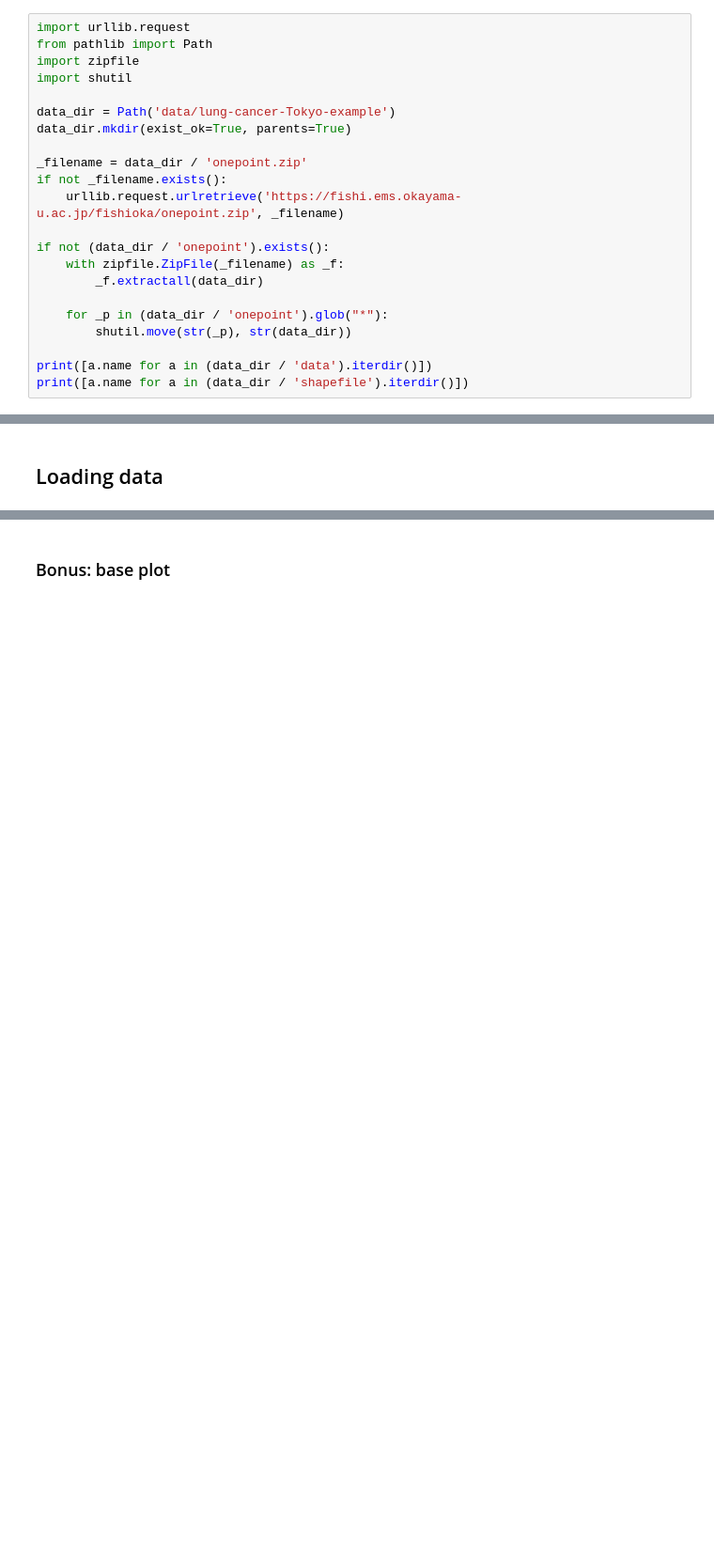
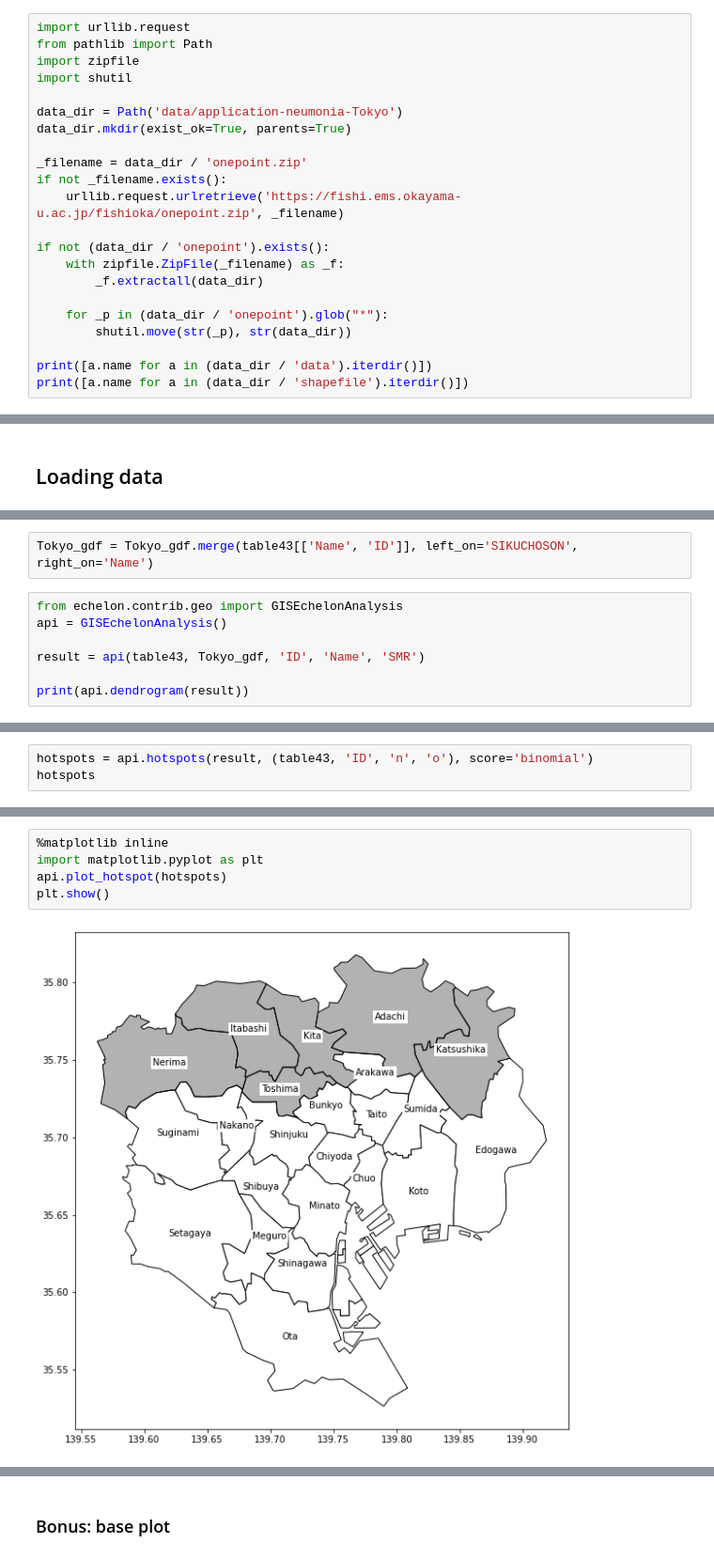
Before and after one commit to takeshi-teshima/echelon-py-examples, a Jupyter notebook: application-neumonia-Tokyo.ipynb, the cells around one changed output, grey strips where cells are left out. Shown at 94% size. Drawn from its saved outputs; the diff is of its cells as text; blank space fills up the shorter version.

Commit message:
Feature/geo example (#23)
* Add Geo Example

* Update versions

```diff
--- a/application-neumonia-Tokyo.ipynb
+++ b/application-neumonia-Tokyo.ipynb
@@ -43,7 +29,7 @@ from pathlib import Path
 import zipfile
 import shutil
 
-data_dir = Path('data/lung-cancer-Tokyo-example')
+data_dir = Path('data/application-neumonia-Tokyo')
 data_dir.mkdir(exist_ok=True, parents=True)
 
 _filename = data_dir / 'onepoint.zip'
@@ -109,0 +118,9 @@ queen = weights.Queen.from_dataframe(Tokyo_gdf)
+# %%
+Tokyo_gdf = Tokyo_gdf.merge(table43[['Name', 'ID']], left_on='SIKUCHOSON', right_on='Name')
+# %%
+from echelon.contrib.geo import GISEchelonAnalysis
+api = GISEchelonAnalysis()
+
+result = api(table43, Tokyo_gdf, 'ID', 'Name', 'SMR')
+
+print(api.dendrogram(result))
@@ -109,0 +150,3 @@ queen = weights.Queen.from_dataframe(Tokyo_gdf)
+# %%
+hotspots = api.hotspots(result, (table43, 'ID', 'n', 'o'), score='binomial')
+hotspots
@@ -109,0 +179,7 @@ queen = weights.Queen.from_dataframe(Tokyo_gdf)
+# %%
+%matplotlib inline
+import matplotlib.pyplot as plt
+api.plot_hotspot(hotspots)
+plt.show()
+# %% [output]
+[figure, added]
```
Also changed, not shown: parts of 38 cells of this notebook, 8 other files.
